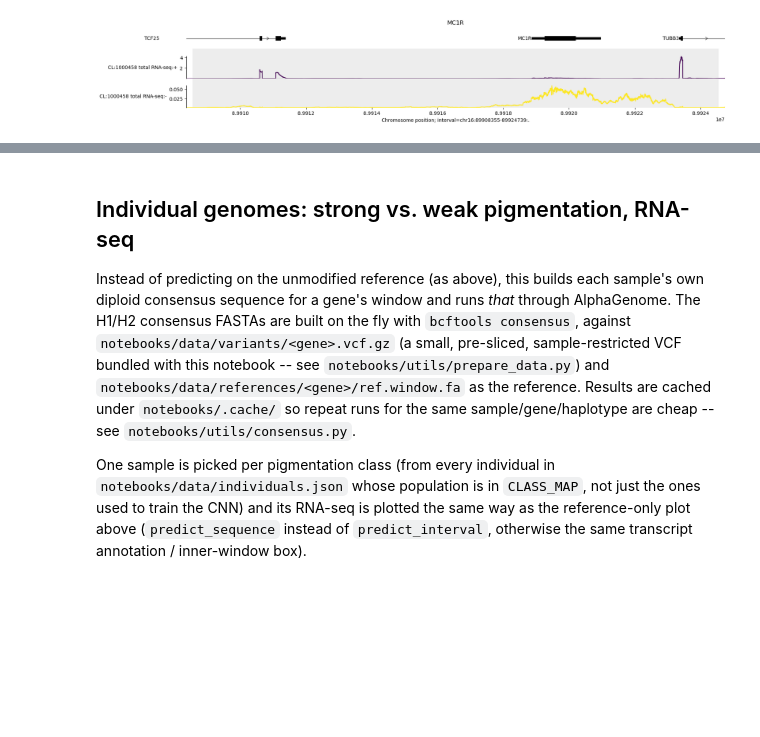
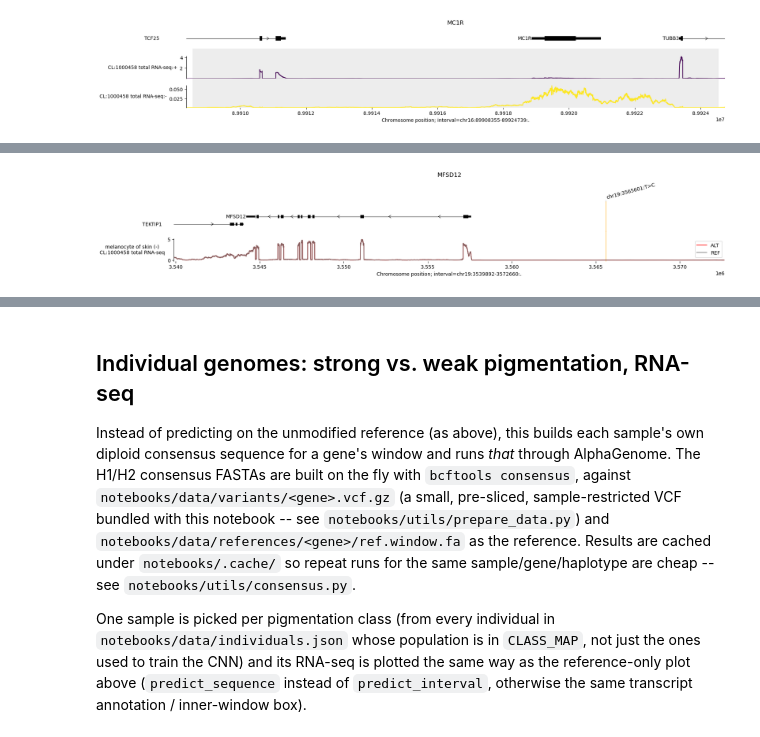
Before and after one commit to albertodesouza/genomics, a Jupyter notebook: notebooks/simplified_notebook.ipynb, the cells around one changed output, grey strips where cells are left out. Drawn from its saved outputs; the diff is of its cells as text; code cells hidden in the pictures; blank space fills up the shorter version.

```diff
--- a/notebooks/simplified_notebook.ipynb
+++ b/notebooks/simplified_notebook.ipynb
@@ -250,0 +275,92 @@ plot_alphagenome_view_for_gene("MC1R", dna_client.SEQUENCE_LENGTH_16KB, 16000)
+# %%
+REF_ALT_COLORS = {'REF': 'dimgrey', 'ALT': 'red'}
+
+def gene_strand(gene: str) -> str:
+    gtf_mane = gene_annotation.filter_to_mane_select_transcript(gene_annotation.filter_protein_coding(gtf))
+    return gtf_mane.loc[
+        (gtf_mane["gene_name"] == gene) & (gtf_mane["Feature"] == "transcript"), "Strand"
+    ].iloc[0]
+
+def plot_alphagenome_variant_effect(
+    gene: str,
+    variant,
+    outer_window: int = dna_client.SEQUENCE_LENGTH_500KB,
+    inner_window: int = 32768,
+    filter_protein_coding = True,
+    filter_mane_select_transcript = True,
+):
+    gene_data = windows_df.loc[windows_df["gene"] == gene].iloc[0]
+    strand = gene_strand(gene)
+
+    interval = genome.Interval(
+        gene_data["chrom"],
+        gene_data["start"],
+        gene_data["end"],
+    ).resize(outer_window)
+    interval_32k = genome.Interval(
+        gene_data["chrom"],
+        gene_data["start"],
+        gene_data["end"],
+    ).resize(inner_window)
+
+    gtf_transcripts = gtf
+    if filter_protein_coding:
+        gtf_transcripts = gene_annotation.filter_protein_coding(gtf)
+    if filter_mane_select_transcript:
+        gtf_transcripts = gene_annotation.filter_to_mane_select_transcript(gtf_transcripts)
+    transcript_extractor = transcript_utils.TranscriptExtractor(gtf_transcripts)
+    transcripts = transcript_extractor.extract(interval)
+
+    # Cached: this is a reference-only (no individual/haplotype) prediction, deterministic
+    # for a given gene/interval/ontology, so a top-to-bottom notebook re-run reuses the
+    # cache under notebooks/.cache/reference_predictions/ instead of re-spending API calls.
+    ref, alt = predictions_utils.predict_variant_effect(
+        client,
+        gene=gene,
+        interval=interval,
+        variant=variant,
+        requested_outputs=[dna_client.OutputType.RNA_SEQ],
+        ontology_terms=[ONTOLOGY_TERMS[0]],
+    )
+    ref = ref.filter_to_positive_strand() if strand == '+' else ref.filter_to_negative_strand()
+    alt = alt.filter_to_positive_strand() if strand == '+' else alt.filter_to_negative_strand()
+
+    fig = plot_components.plot(
+        components=[
+            plot_components.TranscriptAnnotation(transcripts),
+            plot_components.OverlaidTracks(
+                tdata={
+                    'REF': ref,
+                    'ALT': alt,
+                },
+                colors=REF_ALT_COLORS,
+                ylabel_template='{biosample_name} ({strand})\n{name}',
+            ),
+        ],
+        annotations=[
+            # plot_components.IntervalAnnotation(
+            #     intervals=[interval_32k]
+            # ),
+            plot_components.VariantAnnotation(
+                variants=[variant]
+            )
+        ],
+        interval=interval_32k,
+        title=gene,
+    )
+
+    plt.show()      # Display this figure before creating the next one
+    plt.close(fig)  # Optional: free memory
+
+variants = [
+    'chr19:3565601:T>C',
+    'chr19:3545024:C>T',
+    'chr19:3565255:G>A',
+    'chr19:3544894:C>A',
+    'chr19:3544894:C>T',
+    'chr19:3544894:C>G',
+]
+for variant in variants:
+    plot_alphagenome_variant_effect("MFSD12", genome.Variant.from_str(variant))
+# %% [output]
+[figure, added]
```
Also changed, not shown: parts of 23 cells of this notebook, 4 other files.
